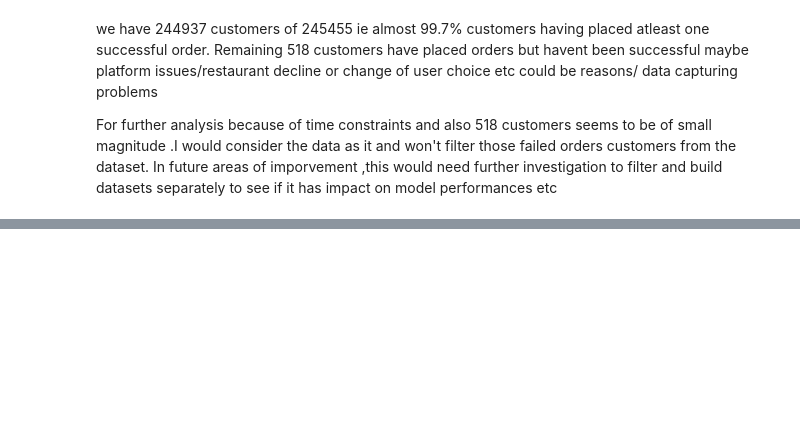
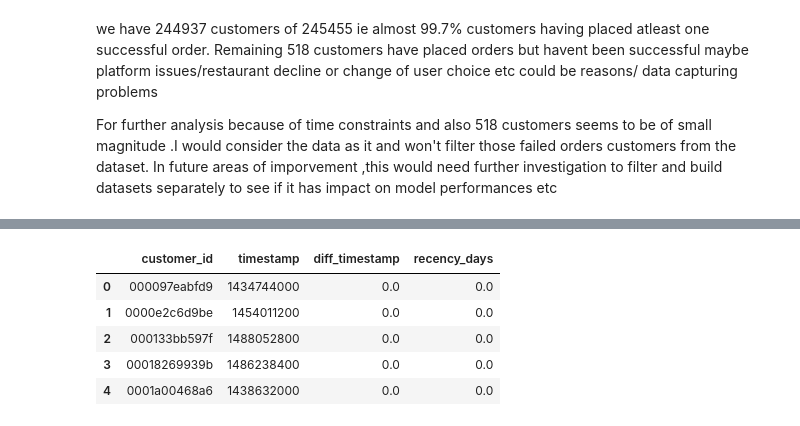
Before and after one commit to yh18190/chunautee_samna, a Jupyter notebook: DataPrep_Transformations.ipynb, the cells around one changed output, grey strips where cells are left out. Cells and saved outputs as stored; diff of their text form; code cells hidden in the pictures; blank space fills up the shorter version.

```diff
--- a/DataPrep_Transformations.ipynb
+++ b/DataPrep_Transformations.ipynb
@@ -257,0 +356,24 @@ In future areas of imporvement ,this would need further investigation to filter
+# %%
+#Recency of Orders on average
+##assuming unique timezone..
+
+df_recency=df_customer_ordered_dates.copy()
+df_recency['timestamp']=df_recency['order_date'].apply(lambda x:x.strftime("%s"))
+
+df_recency=df_recency.drop('order_date',axis=1)
+df_recency=df_recency.sort_values(['customer_id','timestamp'],ascending=True)
+df_recency['timestamp']=df_recency['timestamp'].astype(int)
+
+df_tmp=df_recency.groupby('customer_id')['timestamp'].diff()
+df_tmp.columns=['diff_timestamp']
+df_recency['diff_timestamp']=df_tmp
+df_recency['diff_timestamp']=df_recency['diff_timestamp'].fillna(0)
+df_recency['recency_days']=df_recency['diff_timestamp'].apply(lambda x:x/(3600*24))
+df_recency.head()
+# %% [output]
+|  | customer_id | timestamp | diff_timestamp | recency_days |
+| 0 | 000097eabfd9 | 1434744000 | 0.0 | 0.0 |
+| 1 | 0000e2c6d9be | 1454011200 | 0.0 | 0.0 |
+| 2 | 000133bb597f | 1488052800 | 0.0 | 0.0 |
+| 3 | 00018269939b | 1486238400 | 0.0 | 0.0 |
+| 4 | 0001a00468a6 | 1438632000 | 0.0 | 0.0 |
```
Also changed, not shown: parts of 13 cells of this notebook.
